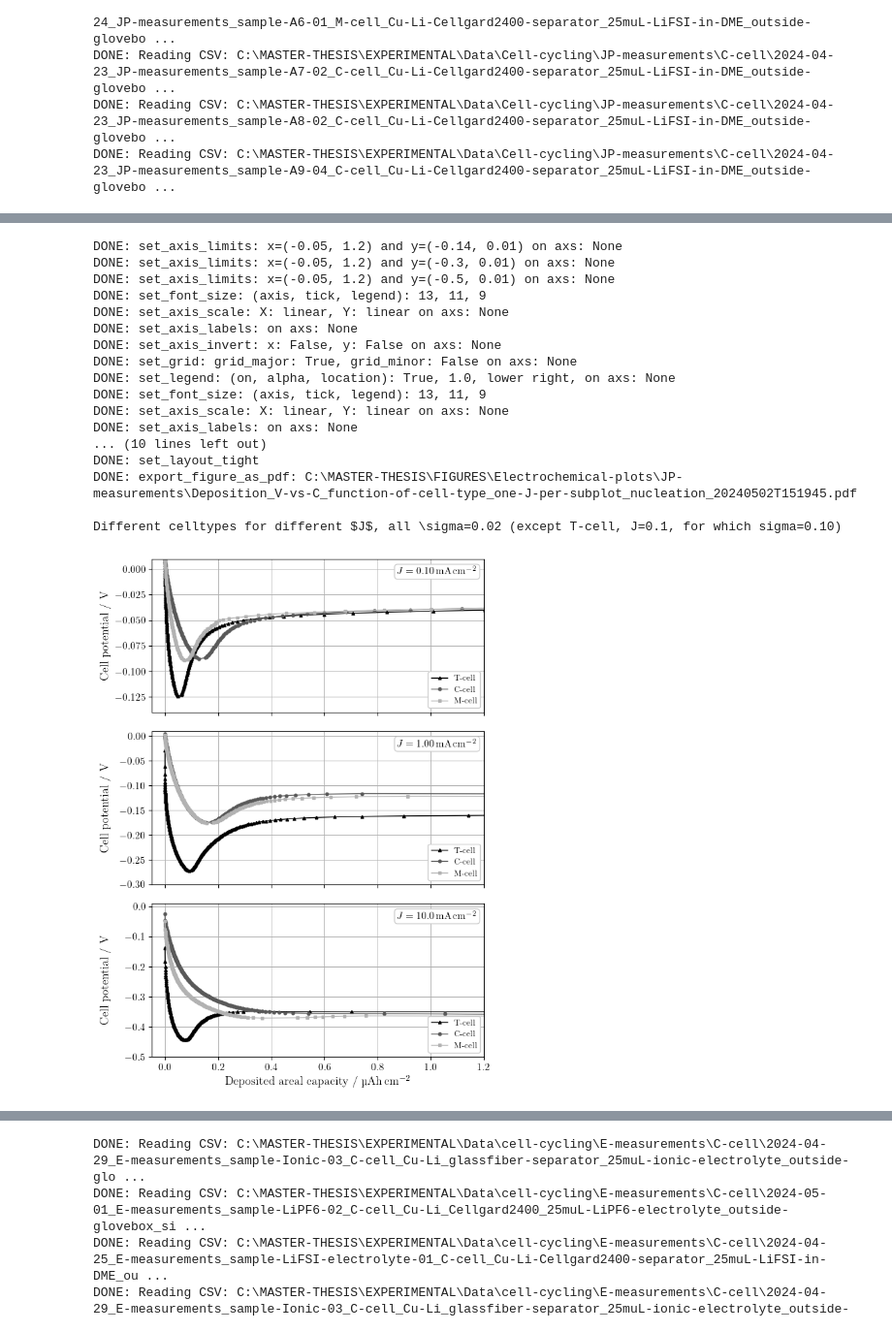
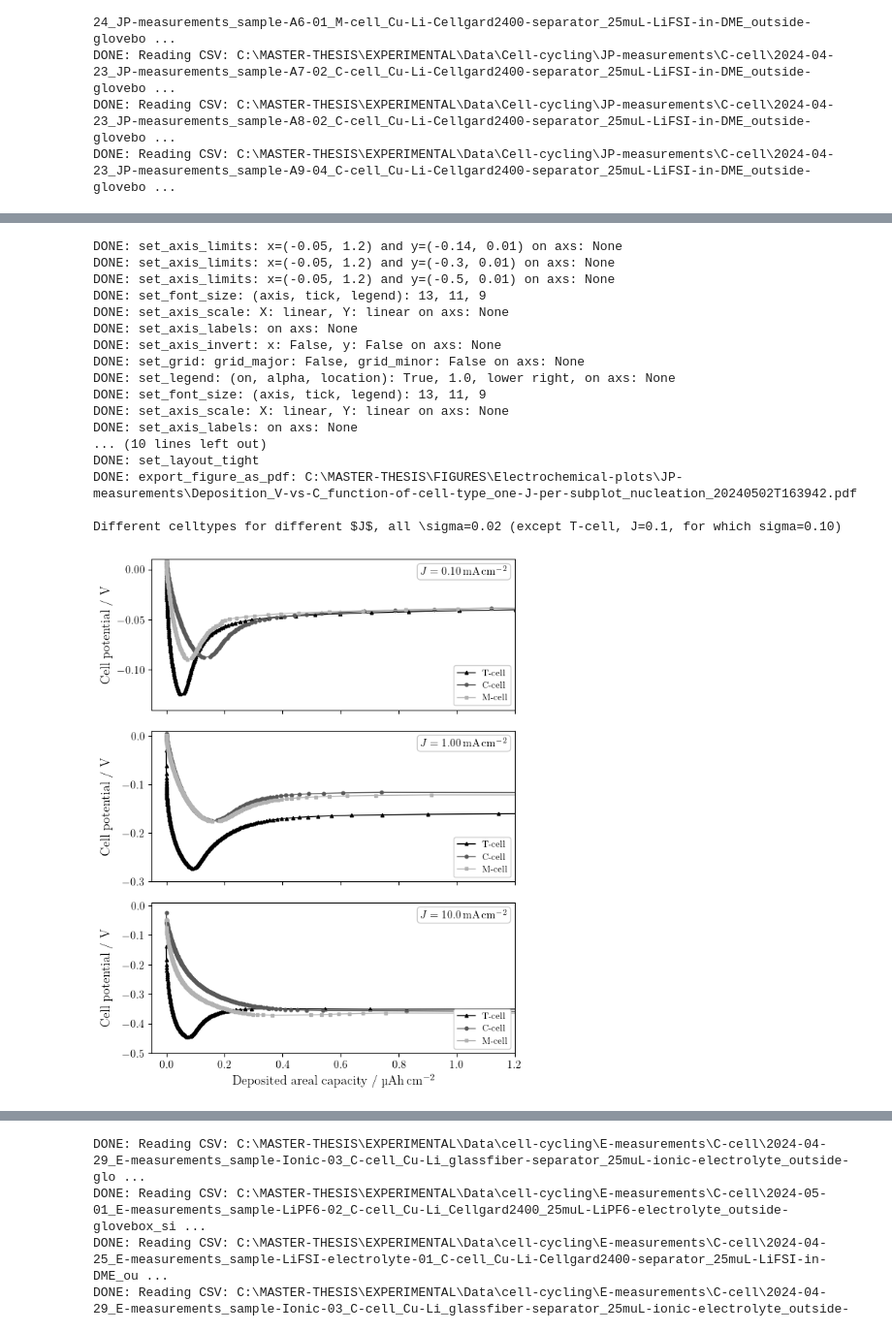
Before and after one commit to GottfridOlsson/MASTER-THESIS, a Jupyter notebook: EXPERIMENTAL/Python-scripts/Electrochemical-plots.ipynb, the cells around one changed output, grey strips where cells are left out. Shown: that part at 97% size. Drawn from its saved outputs; the diff is of its cells as text; code cells hidden in the pictures.

```diff
--- a/EXPERIMENTAL/Python-scripts/Electrochemical-plots.ipynb
+++ b/EXPERIMENTAL/Python-scripts/Electrochemical-plots.ipynb
@@ -28,7 +28,7 @@ font_size_axis   = 13
 font_size_tick   = 11
 font_size_legend = 9
 
-grid_major = True
+grid_major = False
 grid_minor = False
 legend_on  = True
 
@@ -193,7 +193,7 @@ f.set_axis_labels(  axs, x_label='Time / min', y_label='Current / \\textmu A')
 f.set_axis_invert(  axs, x_invert=False, y_invert=False)
 f.set_axis_limits(  axs, xmin=-50/time_divider, xmax=7400/time_divider, ymin=-0.51*current_multiplier, ymax=0.01*current_multiplier)
 #f.set_grid(         axs, grid_major_on=grid_major, grid_major_linewidth=0.7, grid_minor_on=grid_minor, grid_minor_linewidth=0.3) # set_grid must be after set_axis_scale for some reason (at least with 'log')
-f.set_grid(         ax_inset, grid_major_on=grid_major, grid_major_linewidth=0.7, grid_minor_on=grid_minor, grid_minor_linewidth=0.3) # set_grid must be after set_axis_scale for some reason (at least with 'log')
+f.set_grid(         ax_inset, grid_major_on=True, grid_major_linewidth=0.7, grid_minor_on=grid_minor, grid_minor_linewidth=0.3) # set_grid must be after set_axis_scale for some reason (at least with 'log')
 f.set_legend(       axs, legend_on=legend_on, alpha=1.0, location='best')
 f.align_labels(fig)
 f.set_layout_tight(fig)
@@ -201,7 +201,7 @@ f.set_layout_tight(fig)
 mark_inset(axs, ax_inset, loc1=2, loc2=1, facecolor="none", edgecolor="0.05", linewidth=0.95, zorder=101)# draw a bbox of the region of the inset axes in the parent axes and connecting lines between the bbox and the inset axes area
 
 PDF_path_SEIDEP_T_cell = electrochemical_figures_export_root_path + 'SEIDEP\\SEI-formation_I-vs-t_T-cell_different-sigma_' + get_current_date_and_time_as_ISO8601_string() + '.pdf'
-#f.export_figure_as_pdf(PDF_path_SEIDEP_T_cell)
+f.export_figure_as_pdf(PDF_path_SEIDEP_T_cell)
 print('\nT-cells, SEI-formation, E_we=0.010 V, different $\\sigma$')
 plt.show()
 # %% [output]
@@ -374,7 +374,7 @@ DONE: Reading CSV: C:\MASTER-THESIS\EXPERIMENTAL\Data\Cell-cycling\JP-measuremen
 # %%
 # PLOT for each cell type, plot different curves V vs. t  #
 # Create figure on which axis lives, one axis per subplot
-fig, axs = plt.subplots(nrows=3, ncols=1, figsize=(fig_width_cm/2.54, 2.4*fig_height_cm/2.54), sharex=True, sharey=False)
+fig, axs = plt.subplots(nrows=3, ncols=1, figsize=(fig_width_cm/2.54, 2.2*fig_height_cm/2.54), sharex=True, sharey=False)
 
 mAcm2_unit = '$mA\\,cm$^{-2}$'
 J01_string = '$J=0.10\\,' + mAcm2_unit
@@ -413,7 +413,7 @@ for i, ax in enumerate(axs):
     else:
         f.set_axis_labels(  ax, x_label='', y_label='Cell potential / V')
     f.set_axis_invert(  ax, x_invert=False, y_invert=False)
-    f.set_axis_limits(  ax, xmin=-0.0001*1000, xmax=0.0016*1000, ymin=-0.51, ymax=0.01) #xmax=0.501, ymin=-0.451
+    f.set_axis_limits(  ax, xmin=-0.0001*1000, xmax=0.0016*1000, ymin=-0.47, ymax=0.01) #xmax=0.501, ymin=-0.451
     f.set_grid(         ax, grid_major_on=grid_major, grid_major_linewidth=0.7, grid_minor_on=grid_minor, grid_minor_linewidth=0.3) # set_grid must be after set_axis_scale for some reason (at least with 'log')
     f.set_legend(       ax, legend_on=legend_on, alpha=1.0, location='center right')
     ax.text(x_pos, y_pos, cell_type_strings[i], transform=ax.transAxes, bbox=standard_text_box_settings, fontsize=font_size_tick)
@@ -422,7 +422,7 @@ f.align_labels(fig)
 f.set_layout_tight(fig)
 
 PDF_path_JP_V_vs_C_different_J_one_cell_type_per_subplot = electrochemical_figures_export_root_path + 'JP-measurements\\Deposition_V-vs-C_function-of-J_cell-type-per-subplot_' + get_current_date_and_time_as_ISO8601_string() + '.pdf'
-#f.export_figure_as_pdf(PDF_path_JP_V_vs_C_different_J_one_cell_type_per_subplot)
+f.export_figure_as_pdf(PDF_path_JP_V_vs_C_different_J_one_cell_type_per_subplot)
 print('\nDifferent $J$ for different cell types, all \\sigma=0.02 (except T-cell, J=0.1, for which sigma=0.10)')
 plt.show()
 # %% [output]
@@ -448,7 +448,7 @@ Different $J$ for different cell types, all \sigma=0.02 (except T-cell, J=0.1, f
 # PLOT: for each current density, plot curves for different cell types #
 
 # Create figure on which axis lives, one axis per subplot
-fig, axs = plt.subplots(nrows=3, ncols=1, figsize=(fig_width_cm/2.54, 2.4*fig_height_cm/2.54), sharex=True, sharey=False)
+fig, axs = plt.subplots(nrows=3, ncols=1, figsize=(fig_width_cm/2.54, 2.2*fig_height_cm/2.54), sharex=True, sharey=False)
 
 T_cell_string = 'T-cell'
 C_cell_string = 'C-cell'
@@ -473,18 +473,18 @@ axs[2].plot(A6_CP_deposited_amount, A6_CP[1], linewidth=1, linestyle='-', color=
 
 # Settings for each axis (axs)
 nucleation_axis_limits = True
-growth_plateu_axis_limits = False
+growth_plateau_axis_limits = False
 axis_limits_string = None
 if nucleation_axis_limits:
     f.set_axis_limits(  axs[0], xmin=-0.05, xmax=1.2, ymin=-0.14, ymax=0.01)
     f.set_axis_limits(  axs[1], xmin=-0.05, xmax=1.2, ymin=-0.3, ymax=0.01)
     f.set_axis_limits(  axs[2], xmin=-0.05, xmax=1.2, ymin=-0.5, ymax=0.01)
     axis_limits_string = 'nucleation_'
-elif growth_plateu_axis_limits:
+elif growth_plateau_axis_limits:
     f.set_axis_limits(  axs[0], xmin=-0.05, xmax=500, ymin=-0.14, ymax=0.01)
     f.set_axis_limits(  axs[1], xmin=-0.05, xmax=500, ymin=-0.3, ymax=0.01)
     f.set_axis_limits(  axs[2], xmin=-0.05, xmax=500, ymin=-0.5, ymax=0.01)
-    axis_limits_string = 'growth-plateu_'
+    axis_limits_string = 'growth-plateau_'
 
 
 # Settings for each axis (ax)
@@ -496,37 +496,37 @@ for i, ax in enumerate(axs):
     if i==len(axs)-1:
         f.set_axis_labels(  ax, x_label='Deposited areal capacity / \\textmu Ah\\,cm$^{-2}$', y_label='Cell potential / V')
     else:
         f.set_axis_labels(  ax, x_label='', y_label='Cell potential / V')
     f.set_axis_invert(  ax, x_invert=False, y_invert=False)
     f.set_grid(         ax, grid_major_on=grid_major, grid_major_linewidth=0.7, grid_minor_on=grid_minor, grid_minor_linewidth=0.3) # set_grid must be after set_axis_scale for some reason (at least with 'log')
     f.set_legend(       ax, legend_on=legend_on, alpha=1.0, location='lower right')
     ax.text(x_pos, y_pos, J_strings[i], transform=ax.transAxes, bbox=standard_text_box_settings, fontsize=font_size_tick) # rgba = (red, green, blue, alpha), '#CCCCCC' is the same as the legend edgecolor
 
 f.align_labels(fig)
 f.set_layout_tight(fig)
 PDF_path_JP_V_vs_C_different_celltypes_one_J_per_subplot = electrochemical_figures_export_root_path + 'JP-measurements\\Deposition_V-vs-C_function-of-cell-type_one-J-per-subplot_' + axis_limits_string + get_current_date_and_time_as_ISO8601_string() + '.pdf'
-#f.export_figure_as_pdf(PDF_path_JP_V_vs_C_different_celltypes_one_J_per_subplot)
+f.export_figure_as_pdf(PDF_path_JP_V_vs_C_different_celltypes_one_J_per_subplot)
 print('\nDifferent celltypes for different $J$, all \\sigma=0.02 (except T-cell, J=0.1, for which sigma=0.10)')
 plt.show()
 # %% [output]
 DONE: set_axis_limits: x=(-0.05, 1.2) and y=(-0.14, 0.01) on axs: None
 DONE: set_axis_limits: x=(-0.05, 1.2) and y=(-0.3, 0.01) on axs: None
 DONE: set_axis_limits: x=(-0.05, 1.2) and y=(-0.5, 0.01) on axs: None
 DONE: set_font_size: (axis, tick, legend): 13, 11, 9
 DONE: set_axis_scale: X: linear, Y: linear on axs: None
 DONE: set_axis_labels: on axs: None
 DONE: set_axis_invert: x: False, y: False on axs: None
-DONE: set_grid: grid_major: True, grid_minor: False on axs: None
+DONE: set_grid: grid_major: False, grid_minor: False on axs: None
 DONE: set_legend: (on, alpha, location): True, 1.0, lower right, on axs: None
 DONE: set_font_size: (axis, tick, legend): 13, 11, 9
 DONE: set_axis_scale: X: linear, Y: linear on axs: None
 DONE: set_axis_labels: on axs: None
 ... (10 lines left out)
 DONE: set_layout_tight
-DONE: export_figure_as_pdf: C:\MASTER-THESIS\FIGURES\Electrochemical-plots\JP-measurements\Deposition_V-vs-C_function-of-cell-type_one-J-per-subplot_nucleation_20240502T151945.pdf
+DONE: export_figure_as_pdf: C:\MASTER-THESIS\FIGURES\Electrochemical-plots\JP-measurements\Deposition_V-vs-C_function-of-cell-type_one-J-per-subplot_nucleation_20240502T163942.pdf
 
 Different celltypes for different $J$, all \sigma=0.02 (except T-cell, J=0.1, for which sigma=0.10)
-[figure, old version]
+[figure, new version]
 # %%
 # Plot C-cell deposition for same I_SEI-cutoff = 392 nA #
 
```
Also changed, not shown: parts of 7 cells of this notebook.
